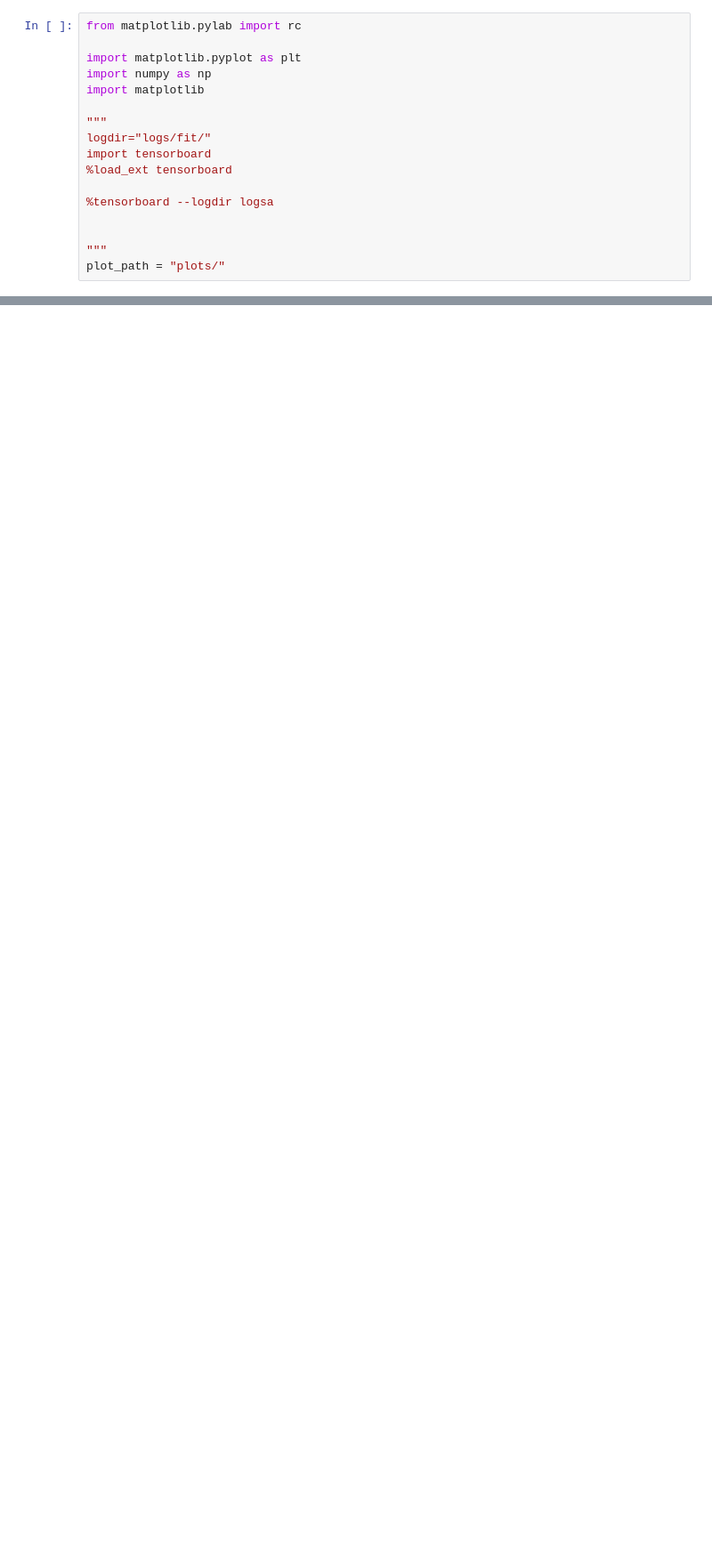
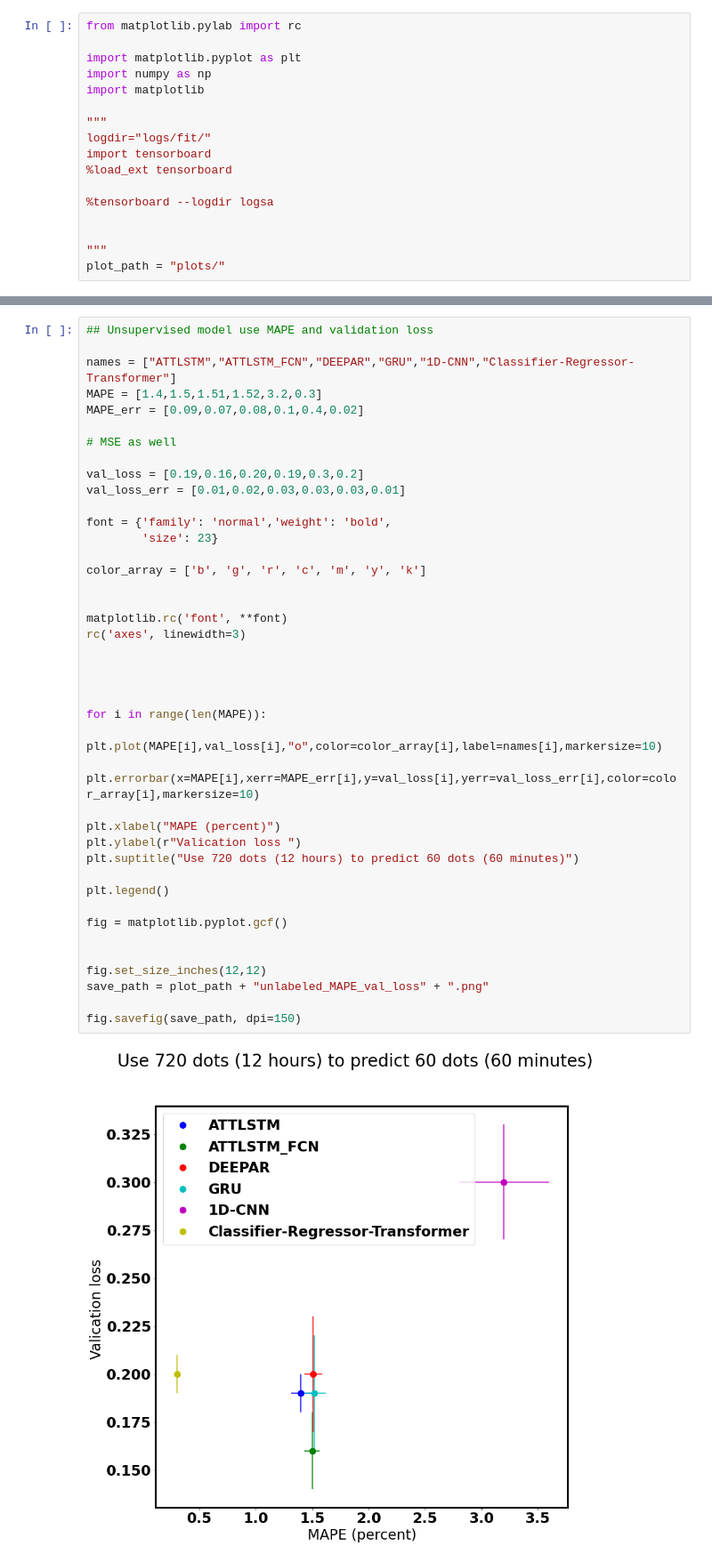
Before and after one commit to peraktong/Passion, a Jupyter notebook: plots.ipynb, the cells around one changed output, grey strips where cells are left out. Shown: that part at 89% size. Drawn from its saved outputs; the diff is of its cells as text; blank space fills up the shorter version.

```diff
--- a/plots.ipynb
+++ b/plots.ipynb
@@ -54,0 +166,43 @@ fig.savefig(save_path, dpi=150)
+# %%
+## Unsupervised model use MAPE and validation loss
+
+names = ["ATTLSTM","ATTLSTM_FCN","DEEPAR","GRU","1D-CNN","Classifier-Regressor-Transformer"]
+MAPE = [1.4,1.5,1.51,1.52,3.2,0.3]
+MAPE_err = [0.09,0.07,0.08,0.1,0.4,0.02]
+
+# MSE as well
+
+val_loss = [0.19,0.16,0.20,0.19,0.3,0.2]
+val_loss_err = [0.01,0.02,0.03,0.03,0.03,0.01]
+
+font = {'family': 'normal','weight': 'bold',
+        'size': 23}
+
+color_array = ['b', 'g', 'r', 'c', 'm', 'y', 'k']
+
+
+matplotlib.rc('font', **font)
+rc('axes', linewidth=3)
+
+
+
+
+for i in range(len(MAPE)):
+    plt.plot(MAPE[i],val_loss[i],"o",color=color_array[i],label=names[i],markersize=10)
+    plt.errorbar(x=MAPE[i],xerr=MAPE_err[i],y=val_loss[i],yerr=val_loss_err[i],color=color_array[i],markersize=10)
+
+plt.xlabel("MAPE (percent)")
+plt.ylabel(r"Valication loss ")
+plt.suptitle("Use 720 dots (12 hours) to predict 60 dots (60 minutes)")
+
+plt.legend()
+
+fig = matplotlib.pyplot.gcf()
+
+
+fig.set_size_inches(12,12)
+save_path = plot_path + "unlabeled_MAPE_val_loss" + ".png"
+
+fig.savefig(save_path, dpi=150)
+# %% [output]
+[figure, added]
```
Also changed, not shown: parts of 12 cells of this notebook, 6 other files.
